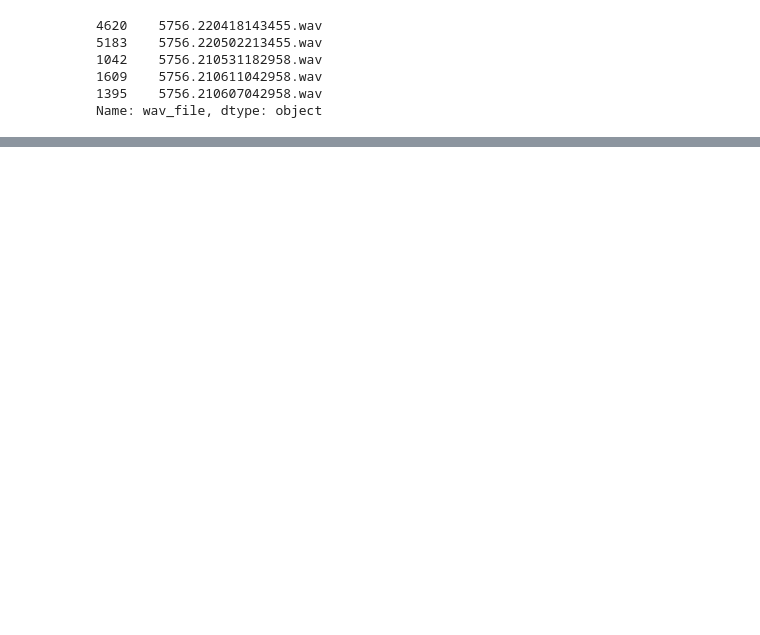
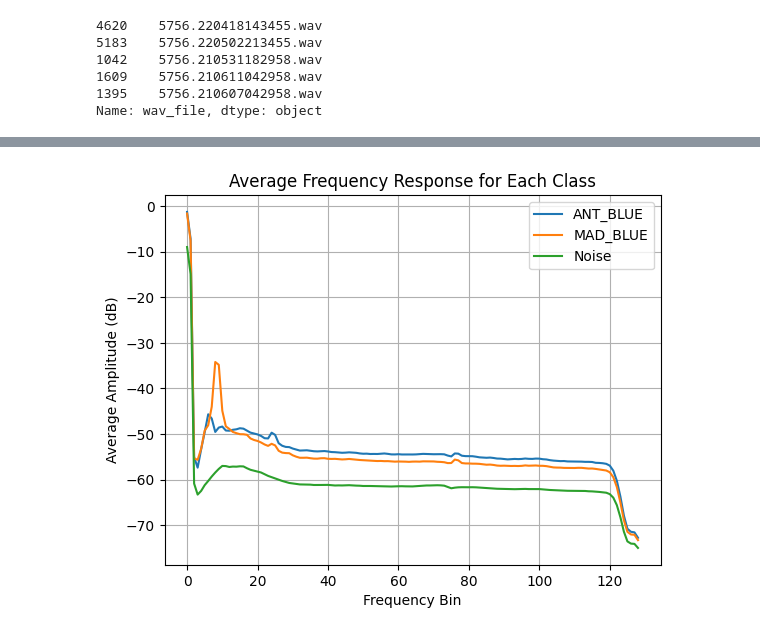
Before and after one commit to deep-voice/soundbay, a Jupyter notebook: notebooks/check_different_snr_calls.ipynb, the cells around one changed output, grey strips where cells are left out. Cells and saved outputs as stored; diff of their text form; code cells hidden in the pictures; blank space fills up the shorter version.

```diff
--- a/notebooks/check_different_snr_calls.ipynb
+++ b/notebooks/check_different_snr_calls.ipynb
@@ -540,0 +654,36 @@ Name: count, dtype: int64
+# %%
+# for each class calculate the average frequancy response
+ant_spec = []
+mad_spec = []
+noise_spec = []
+
+for i in tqdm(range(len(val_df))):
+    wav_file = val_df.loc[i, 'filename']
+    begin_time = val_df.loc[i, 'begin_time']
+    end_time = val_df.loc[i, 'end_time']
+    label = val_df.loc[i, 'label']
+
+    example_file = DATASET_PATH / (str(wav_file) + '.wav')
+    wav, sr = librosa.load(example_file, sr=None)
+    wav = wav[int(begin_time * sr) : int(end_time * sr)]
+
+    S = np.abs(librosa.stft(wav, n_fft=256, hop_length=50))
+    S_db = librosa.amplitude_to_db(S, ref=np.max)
+
+    if label == '[0, 0, 1]':  # MAD_BLUE
+        mad_spec.append(S_db.mean(axis=1))  # average over time axis
+    elif label == '[0, 1, 0]':  # ANT_BLUE
+        ant_spec.append(S_db.mean(axis=1))  # average over time axis
+    elif label == '[1, 0, 0]':  # noise
+        noise_spec.append(S_db.mean(axis=1))  # average over time axis
+plt.plot(np.mean(ant_spec, axis=0), label='ANT_BLUE')
+plt.plot(np.mean(mad_spec, axis=0), label='MAD_BLUE')
+plt.plot(np.mean(noise_spec, axis=0), label='Noise')
+plt.xlabel('Frequency Bin')
+plt.ylabel('Average Amplitude (dB)')
+plt.title('Average Frequency Response for Each Class')
+plt.legend()
+plt.grid()
+plt.show()
+# %% [output]
+[figure, added]
```
Also changed, not shown: parts of 27 cells of this notebook, 5 other files.
